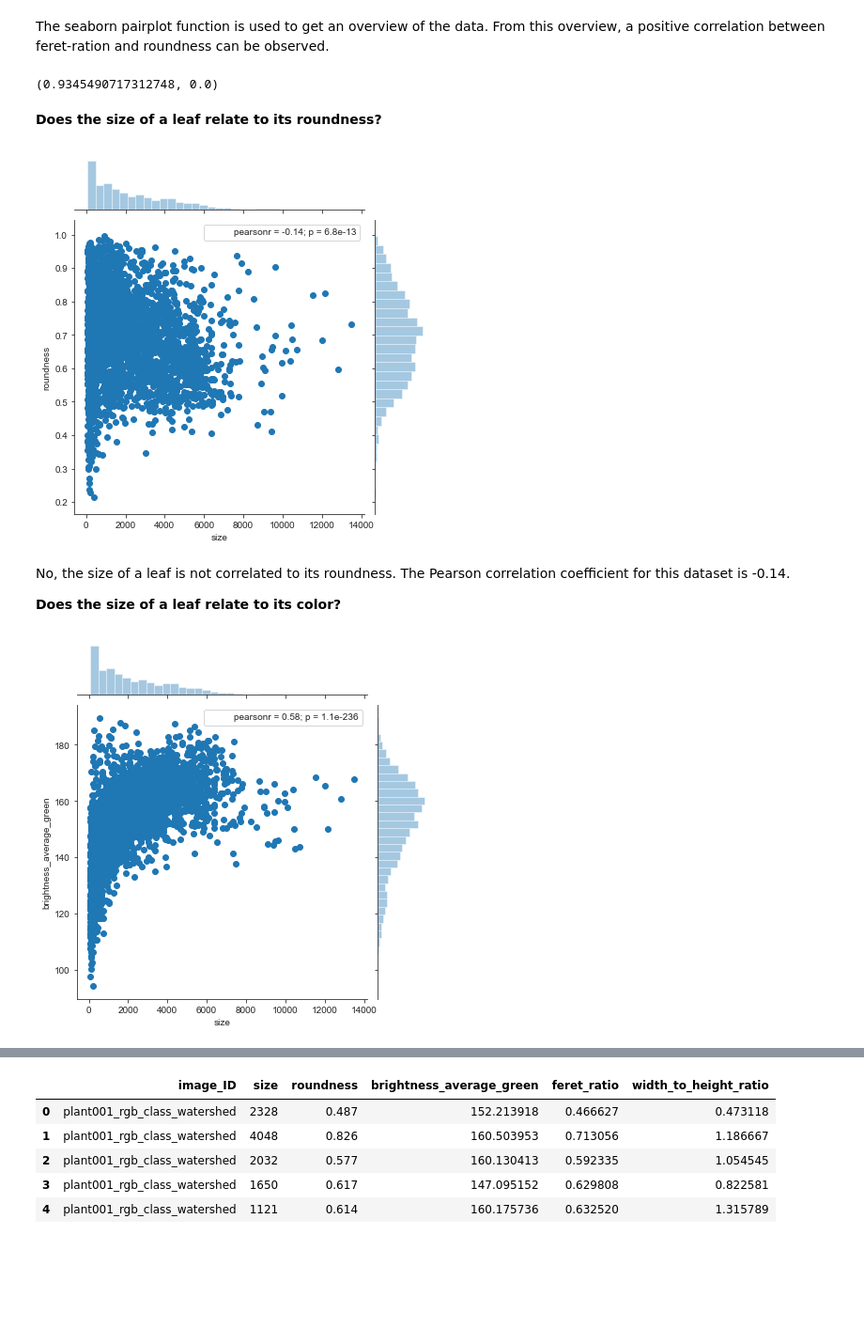
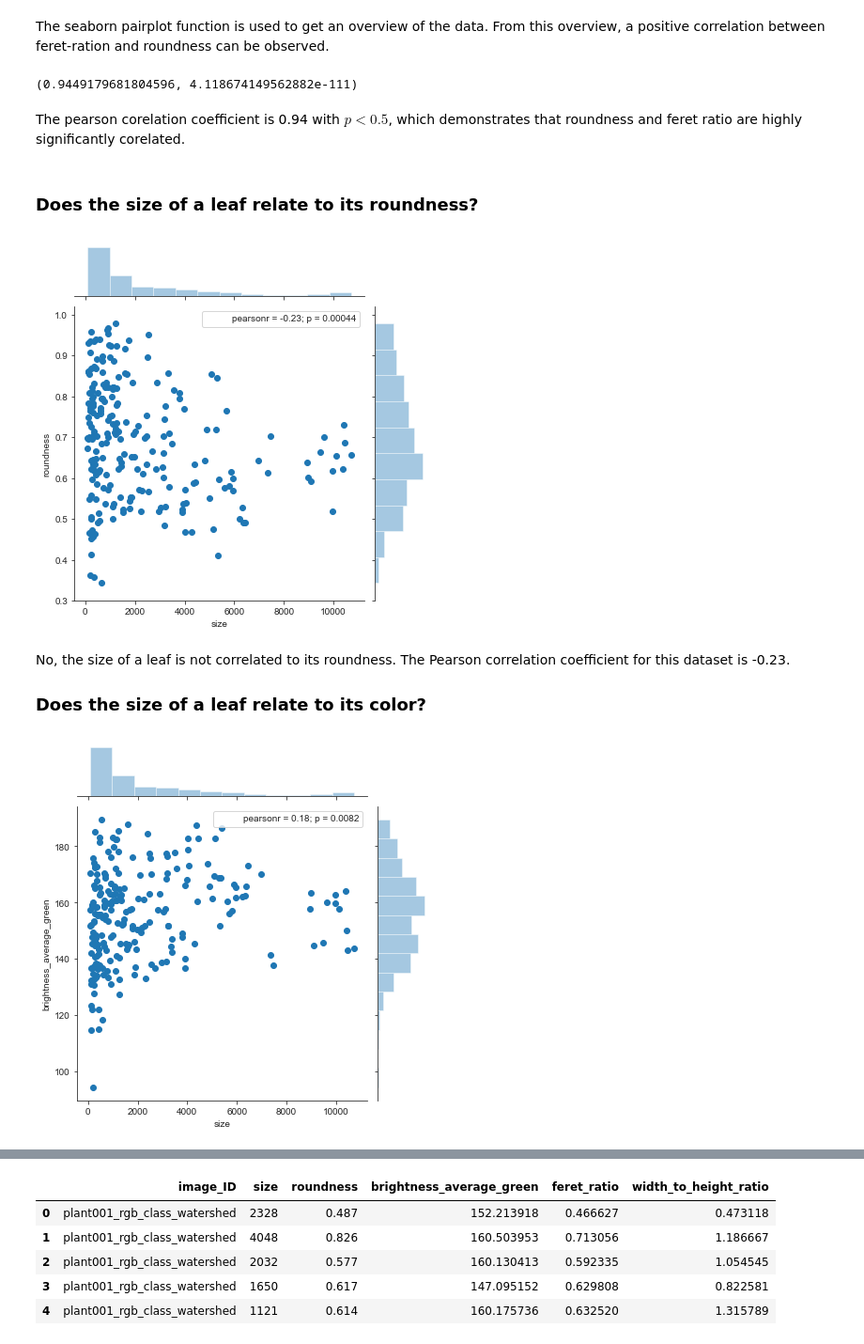
Before and after one commit to Regina-v/plant-image-analysis, a Jupyter notebook: Task04/ProgrammingProject3Task4.ipynb, the cells around one changed output, grey strips where cells are left out. Shown: that part at 94% size. Saved outputs shown, nothing was run; the diff lists cells and outputs as text; code cells hidden in the pictures; blank space fills up the shorter version.

```diff
--- a/Task04/ProgrammingProject3Task4.ipynb
+++ b/Task04/ProgrammingProject3Task4.ipynb
@@ -34,8 +91,6 @@ sns.set_style("ticks")
 # %%
-df_complete = pd.concat([pd.read_csv(fp).assign(file=os.path.splitext(fp)[0])
-                for fp in glob.glob(os.path.join('',"2014*.csv"))])
-
-df = df_complete.loc[:,["image_ID", "size", "roundness", "brightness_average_green","feret_ratio", "width_to_height_ratio"]]
+df_complete = pd.read_csv("2017_LSC_A2.csv")
+df = df_complete[["image_ID", "size", "roundness", "brightness_average_green","feret_ratio", "width_to_height_ratio"]]
 df.head()
 # %% [output]
 |  | image_ID | size | roundness | brightness_average_green | feret_ratio | width_to_height_ratio |
@@ -54,27 +112,33 @@ The seaborn pairplot function is used to get an overview of the data. From this
 # %%
 st.pearsonr(df["roundness"], df["feret_ratio"])
 # %% [output]
-(0.9345490717312748, 0.0)
+(0.9449179681804596, 4.118674149562882e-111)
+# %% [markdown]
+The pearson corelation coefficient is 0.94 with $p < 0.5$, which demonstrates that roundness and feret ratio are highly significantly corelated.
 # %% [markdown]
-**Does the size of a leaf relate to its roundness?**
+### Does the size of a leaf relate to its roundness?
 # %%
-g = sns.JointGrid(x="size", y="roundness", data=df.loc[:,["size","roundness"]])
+g = sns.JointGrid(x="size", y="roundness", data=df[["size","roundness"]])
 g = g.plot_joint(plt.scatter)
 g = g.plot_marginals(sns.distplot, kde=False)
 g = g.annotate(st.pearsonr)
+fig = g.fig
+fig.savefig("size-roundness.png")
 # %% [output]
-[figure, old version]
+[figure, new version]
 # %% [markdown]
-No, the size of a leaf is not correlated to its roundness. The Pearson correlation coefficient for this dataset is -0.14.
+No, the size of a leaf is not correlated to its roundness. The Pearson correlation coefficient for this dataset is -0.23.
 
 
-**Does the size of a leaf relate to its color?**
+### Does the size of a leaf relate to its color?
 # %%
-g = sns.JointGrid(x="size", y="brightness_average_green", data=df.loc[:,["size","brightness_average_green"]])
+g = sns.JointGrid(x="size", y="brightness_average_green", data=df[["size","brightness_average_green"]])
 g = g.plot_joint(plt.scatter)
 g = g.plot_marginals(sns.distplot, kde=False)
 g = g.annotate(st.pearsonr)
+fig = g.fig
+fig.savefig("size-color.png")
 # %% [output]
-[figure, old version]
+[figure, new version]
 # %% [markdown]
 The size of a leaf is not correlated to the average brightness of the green channel. The Pearson correlation coefficient is 0.58
```
Also changed, not shown: parts of 33 cells of this notebook, 12 other files.
